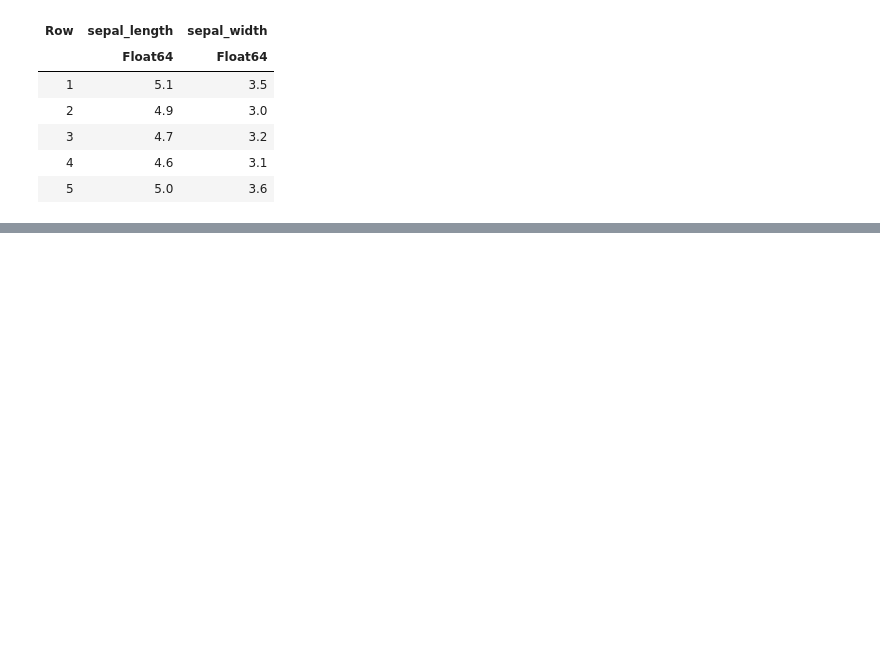
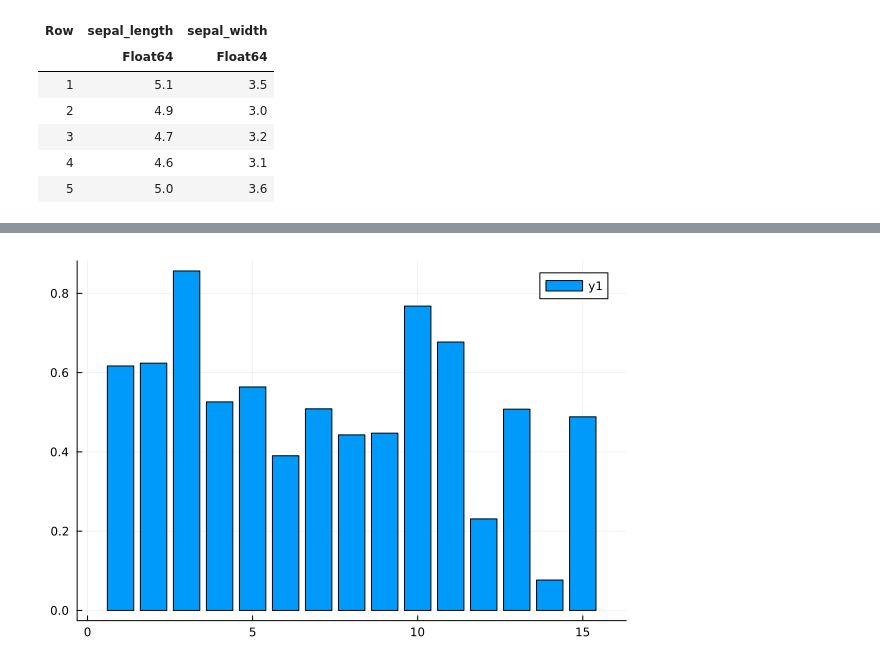
Before and after one commit to JosePabloGFnl/Julia-Practice, a Jupyter notebook: csv-fun.ipynb, the cells around one changed output, grey strips where cells are left out. Cells and saved outputs as stored; diff of their text form; code cells hidden in the pictures; blank space fills up the shorter version.

```diff
--- a/csv-fun.ipynb
+++ b/csv-fun.ipynb
@@ -179,0 +185,4 @@ plot(x,y,xlabel = "X axis label",ylabel = "Y axis label")
+# %%
+bar(x,y)
+# %% [output]
+[figure, added]
```
Also changed, not shown: parts of 19 cells of this notebook.
